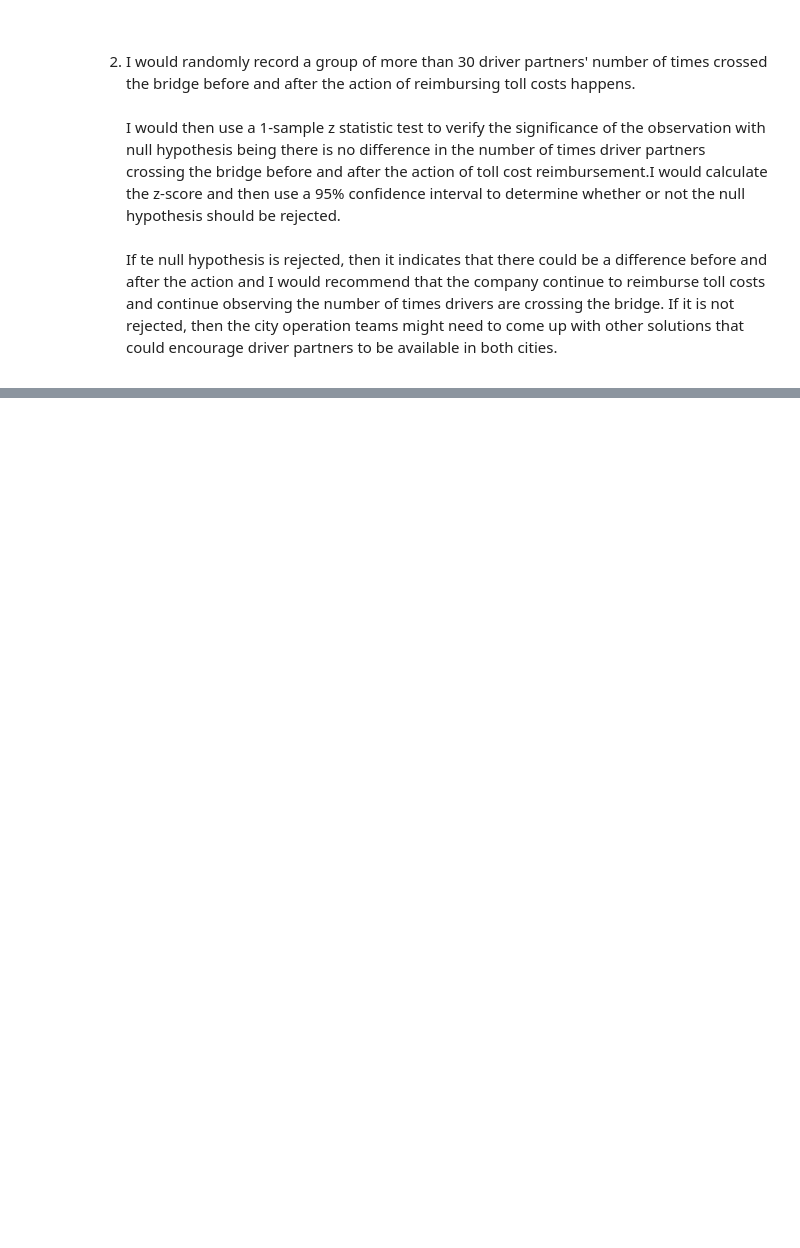
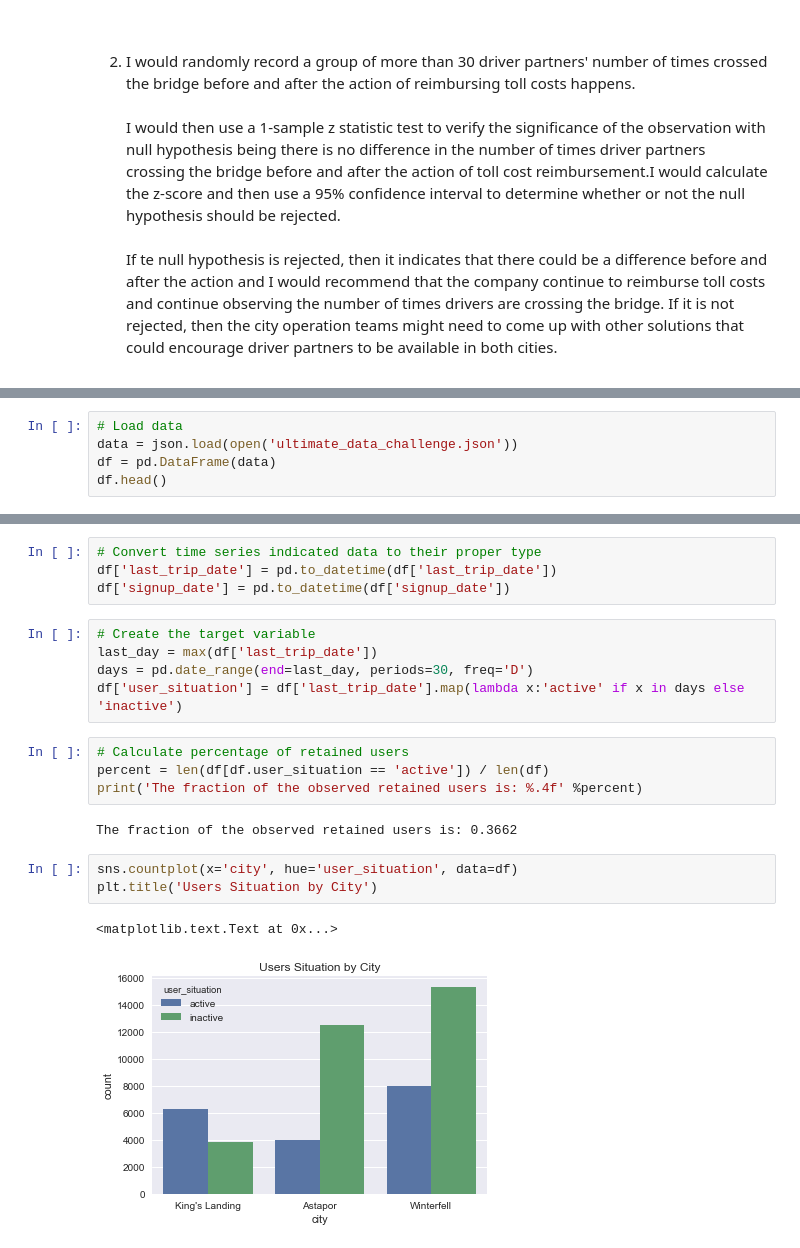
Before and after one commit to yatong2/Springboard, a Jupyter notebook: ultimate_challenge/Ultimate_Data_Challenge_Solutions.ipynb, the cells around one changed output, grey strips where cells are left out. Saved outputs shown, nothing was run; the diff lists cells and outputs as text; blank space fills up the shorter version.

Commit message:
Add solution to ultimate data challenge

```diff
--- a/ultimate_challenge/Ultimate_Data_Challenge_Solutions.ipynb
+++ b/ultimate_challenge/Ultimate_Data_Challenge_Solutions.ipynb
@@ -158,0 +185,5 @@ However, a toll bridge, with a two­way toll, between the two cities causes driv
+# %%
+# Load data
+data = json.load(open('ultimate_data_challenge.json'))
+df = pd.DataFrame(data)
+df.head()
@@ -158,0 +218,21 @@ However, a toll bridge, with a two­way toll, between the two cities causes driv
+# %%
+# Convert time series indicated data to their proper type
+df['last_trip_date'] = pd.to_datetime(df['last_trip_date'])
+df['signup_date'] = pd.to_datetime(df['signup_date'])
+# %%
+# Create the target variable
+last_day = max(df['last_trip_date'])
+days = pd.date_range(end=last_day, periods=30, freq='D')
+df['user_situation'] = df['last_trip_date'].map(lambda x:'active' if x in days else 'inactive')
+# %%
+# Calculate percentage of retained users
+percent = len(df[df.user_situation == 'active']) / len(df)
+print('The fraction of the observed retained users is: %.4f' %percent)
+# %% [output]
+The fraction of the observed retained users is: 0.3662
+# %%
+sns.countplot(x='city', hue='user_situation', data=df)
+plt.title('Users Situation by City')
+# %% [output]
+<matplotlib.text.Text at 0x...>
+[figure, added]
```
Also changed, not shown: parts of 26 cells of this notebook.
